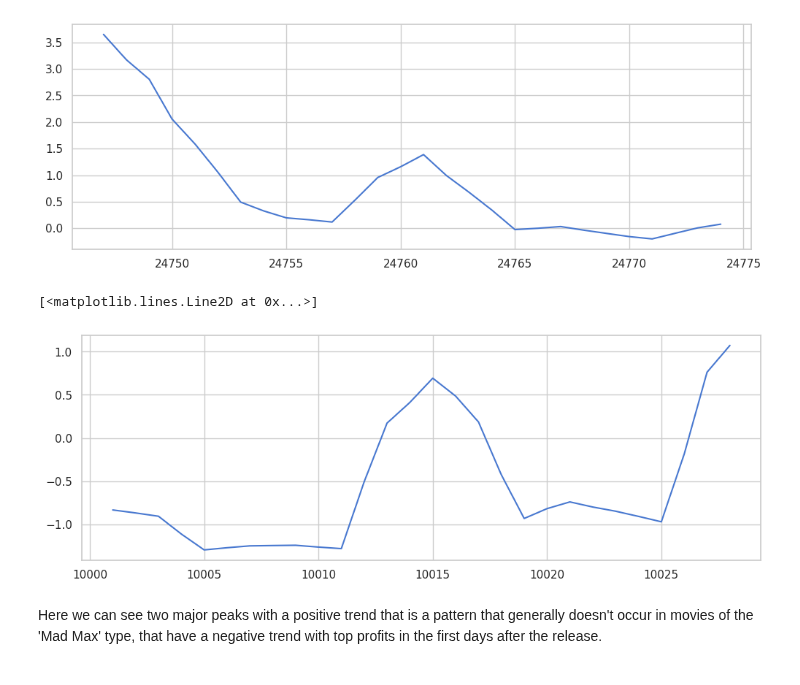
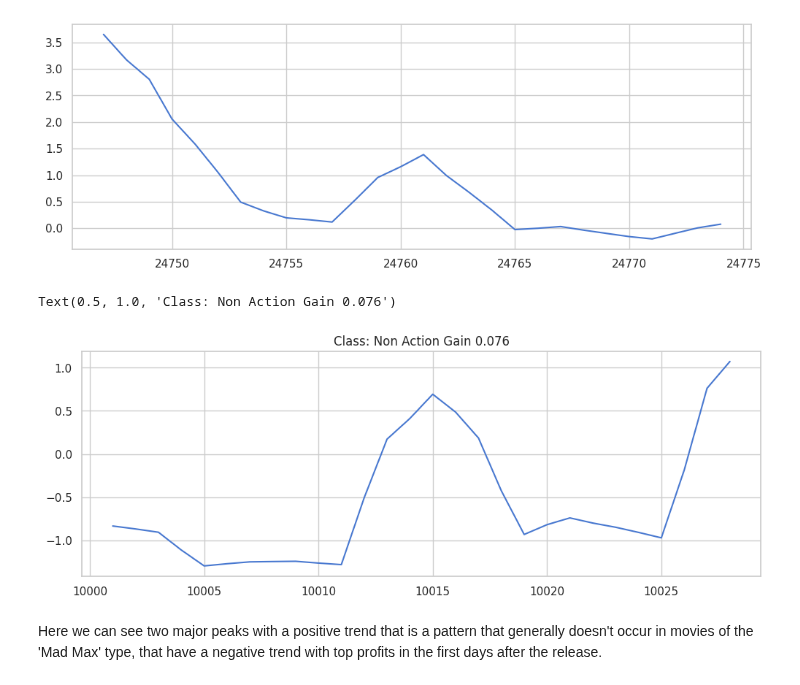
Before and after one commit to g-fabiani4-unipi/dm2_project, a Jupyter notebook: src/time_series/shapelets_matrix_profile.ipynb, the cells around one changed output. Drawn from its saved outputs; the diff is of its cells as text; code cells hidden in the pictures.

```diff
--- a/src/time_series/shapelets_matrix_profile.ipynb
+++ b/src/time_series/shapelets_matrix_profile.ipynb
@@ -307,9 +307,10 @@ plt.plot(shapelets[14])
 [figure]
 # %%
 plt.plot(shapelets[11])
+plt.title(f"Class: Non Action Gain {round(rf.feature_importances_[11], 3)}")
 # %% [output]
-[<matplotlib.lines.Line2D at 0x...>]
+Text(0.5, 1.0, 'Class: Non Action Gain 0.076')
-[figure, old version]
+[figure, new version]
 # %% [markdown]
 Here we can see two major peaks with a positive trend that is a pattern that generally doesn't occur in movies of the 'Mad Max' type, that have a negative trend with top profits in the first days after the release.
 # %% [markdown]
```
Also changed, not shown: parts of 2 cells of this notebook, 12 other files.
